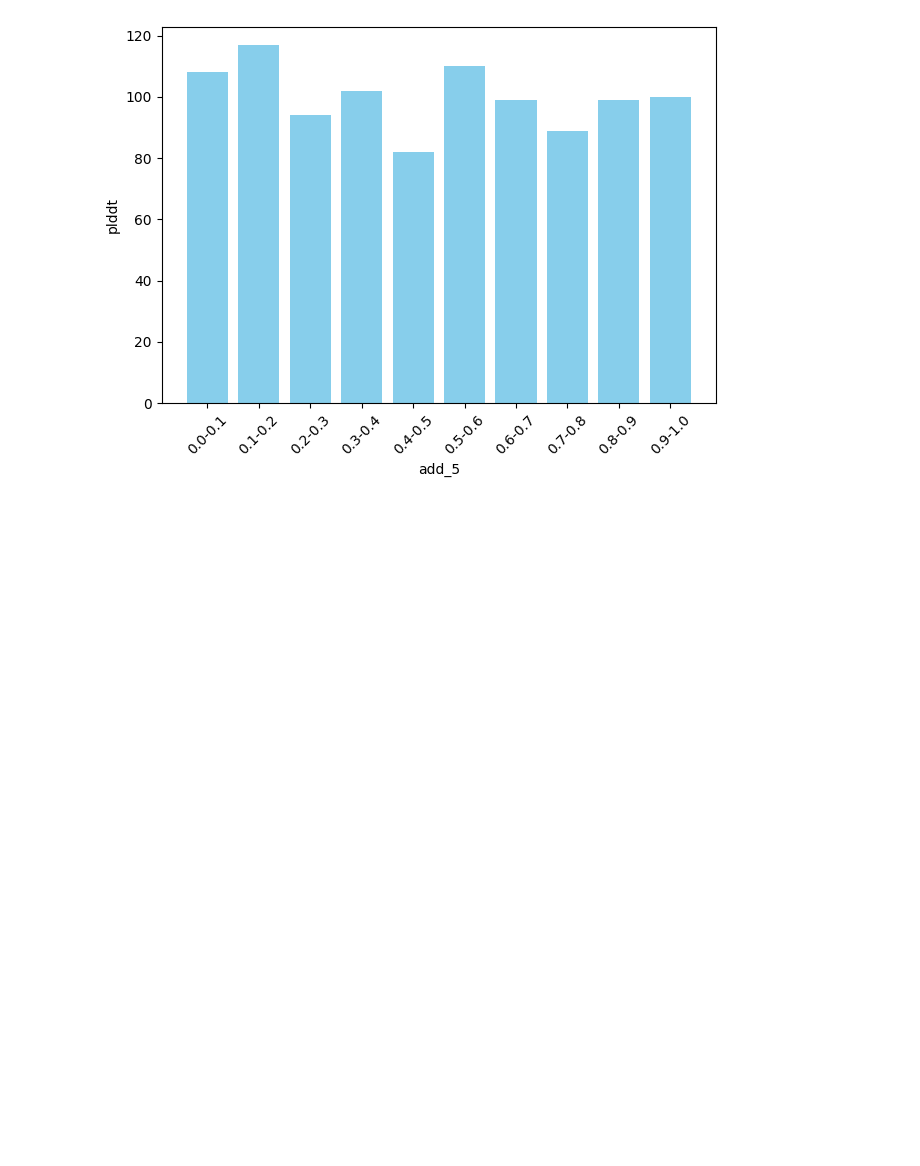
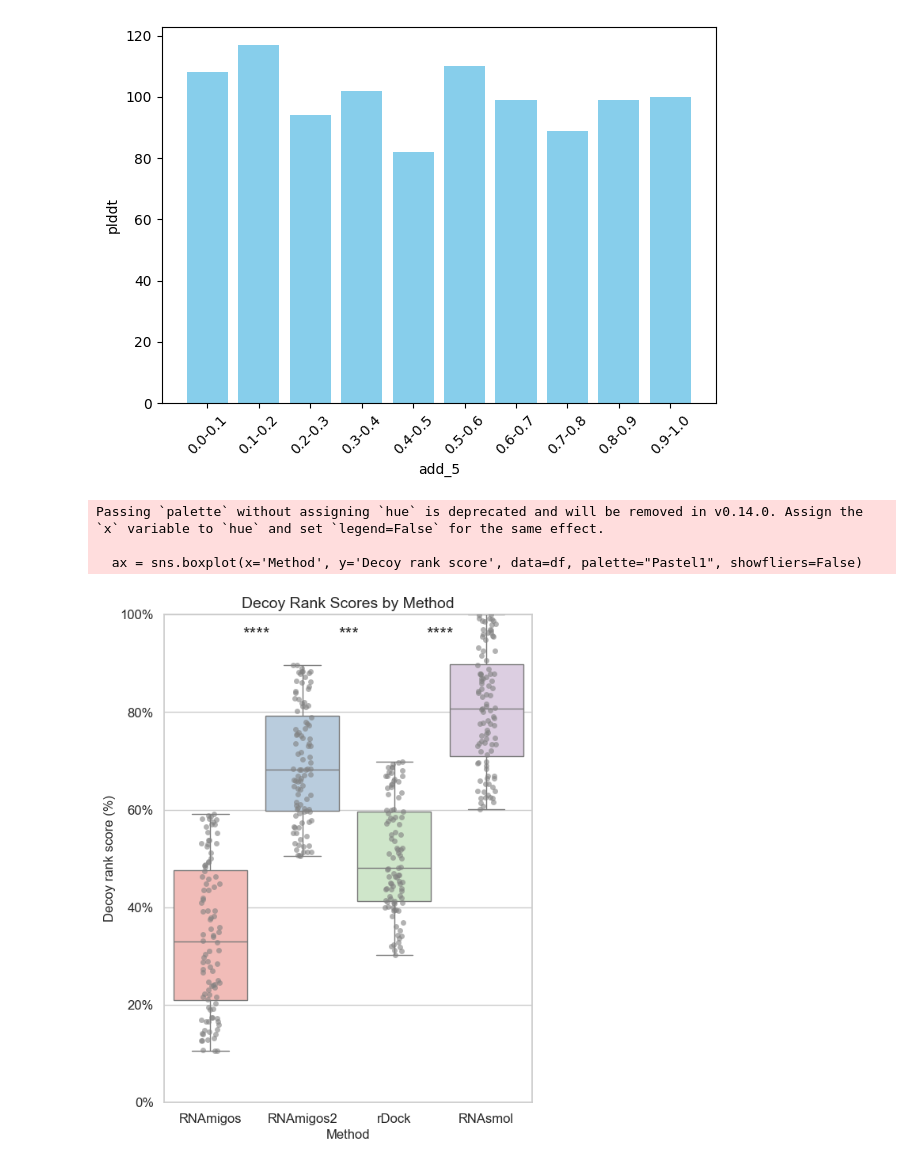
Before and after one commit to DoraemonXia/AI-Geometric-Drug-Design, a Jupyter notebook: draw.ipynb, the cells around one changed output. Saved outputs shown, nothing was run; the diff lists cells and outputs as text; code cells hidden in the pictures; blank space fills up the shorter version.

```diff
--- a/draw.ipynb
+++ b/draw.ipynb
@@ -140,3 +140,51 @@ random_scores = np.random.rand(1000)  # 生成 1000 个随机分数
 score_distribution(random_scores)
 # %% [output]
 [figure]
+# %%
+import matplotlib.pyplot as plt
+import seaborn as sns
+import pandas as pd
+import numpy as np
+
+# 示例数据生成
+data = {
+    'Method': ['RNAmigos']*100 + ['RNAmigos2']*100 + ['rDock']*100 + ['RNAsmol']*100,
+    'Decoy rank score': np.concatenate([np.random.uniform(10, 60, 100),
+                                        np.random.uniform(50, 90, 100),
+                                        np.random.uniform(30, 70, 100),
+                                        np.random.uniform(60, 100, 100)])
+}
+
+df = pd.DataFrame(data)
+
+# 设置绘图风格
+plt.figure(figsize=(6, 8))
+sns.set(style="whitegrid")
+
+# 绘制箱型图和散点图
+ax = sns.boxplot(x='Method', y='Decoy rank score', data=df, palette="Pastel1", showfliers=False)
+sns.stripplot(x='Method', y='Decoy rank score', data=df, color='gray', jitter=True, alpha=0.6)
+
+# 设置 y 轴为百分比
+ax.set_ylabel('Decoy rank score (%)', fontsize=12)
+ax.set_ylim(0, 100)
+
+# 调整y轴标签为百分号格式
+ax.set_yticklabels([f'{int(tick)}%' for tick in ax.get_yticks()])
+
+# 添加星号表示统计显著性，并调整字体大小
+ax.text(0.5, 95, "****", ha='center', fontsize=16)
+ax.text(1.5, 95, "***", ha='center', fontsize=16)
+ax.text(2.5, 95, "****", ha='center', fontsize=16)
+
+# 设置图表标题和其他字体大小
+ax.set_title('Decoy Rank Scores by Method', fontsize=14)
+ax.tick_params(axis='x', labelsize=12)
+ax.tick_params(axis='y', labelsize=12)
+
+plt.show()
+# %% [output]
+Passing `palette` without assigning `hue` is deprecated and will be removed in v0.14.0. Assign the `x` variable to `hue` and set `legend=False` for the same effect.
+
+  ax = sns.boxplot(x='Method', y='Decoy rank score', data=df, palette="Pastel1", showfliers=False)
+[figure, added]
```
Also changed, not shown: parts of 1 cell of this notebook.
